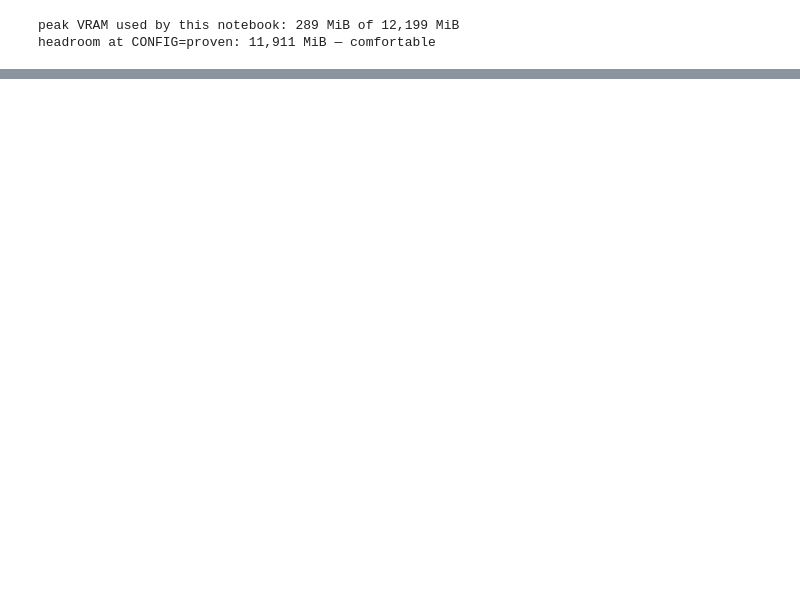
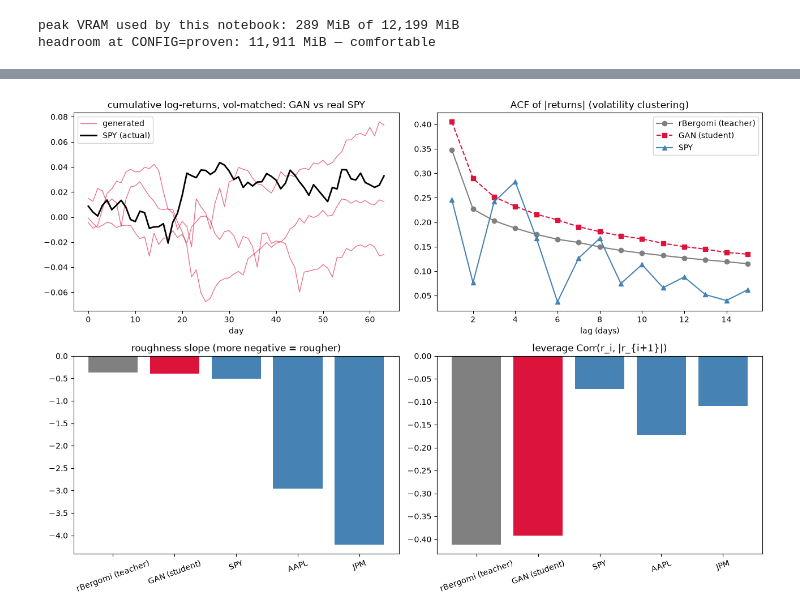
Before and after one commit to theo-novak/gpu-lab, a Jupyter notebook: train_wgan_notebook_executed.ipynb, the cells around one changed output, grey strips where cells are left out. Drawn from its saved outputs; the diff is of its cells as text; code cells hidden in the pictures; blank space fills up the shorter version.

```diff
--- a/train_wgan_notebook_executed.ipynb
+++ b/train_wgan_notebook_executed.ipynb
@@ -134,0 +165,18 @@ headroom at CONFIG=proven: 11,911 MiB — comfortable
+# %%
+# three-way comparison, IDENTICAL estimators on every panel
+gen_panel = tr.generate_paths(20_000, seed=99)
+rb_panel = data[:20_000]
+
+def row(name, panel):
+    m = wl.panel_metrics(panel)
+    return [name, m["kurtosis"], m["roughness_slope"], m["leverage"], m["acf1"], m["acf5"]]
+
+rows = [row("rBergomi (teacher)", rb_panel), row("GAN (student)", gen_panel)]
+rows += [row(sym, p) for sym, (_, p) in real_panels.items()]
+
+hdr = f"{'panel':<20}{'kurtosis':>9}{'roughness':>11}{'leverage':>10}{'ACF1':>8}{'ACF5':>8}"
+print(hdr); print("-" * len(hdr))
+for name, k, rgh, lev, a1, a5 in rows:
+    print(f"{name:<20}{k:>9.1f}{rgh:>+11.3f}{lev:>+10.3f}{a1:>8.3f}{a5:>8.3f}")
+print("\n(scale-free structure metrics; vol deliberately absent — it is a")
+print(" calibration parameter, and the GAN inherits its teacher's xi0 = 0.235)")
@@ -134,0 +194,42 @@ headroom at CONFIG=proven: 11,911 MiB — comfortable
+# %%
+import matplotlib.pyplot as plt
+
+fig, axes = plt.subplots(2, 2, figsize=(13, 9))
+
+# (0,0) the view Theo asked for: artificial price paths against a real stock
+ax = axes[0, 0]
+spy_d, _ = real_panels["SPY"]
+gen_big = tr.generate_paths(2_000, seed=4242)
+scale = spy_d["returns"].std() / gen_big.std()    # vol-match for a fair visual
+for i in range(3):
+    ax.plot((gen_big[i] * scale).cumsum(0).cpu(), color="crimson", alpha=0.6, lw=1,
+            label="generated" if i == 0 else None)
+ax.plot(spy_d["returns"][-64:].cumsum(0).cpu(), color="black", lw=2, label="SPY (actual)")
+ax.set_title("cumulative log-returns, vol-matched: GAN vs real SPY")
+ax.set_xlabel("day"); ax.legend()
+
+# (0,1) volatility clustering, three-way
+ax = axes[0, 1]
+lags = list(range(1, 16))
+ax.plot(lags, wl.acf_curve(rb_panel.abs()).cpu(), "o-", color="gray", label="rBergomi (teacher)")
+ax.plot(lags, wl.acf_curve(gen_panel.abs()).cpu(), "s--", color="crimson", label="GAN (student)")
+ax.plot(lags, wl.acf_curve(real_panels["SPY"][1].abs()).cpu(), "^-", color="steelblue", label="SPY")
+ax.set_title("ACF of |returns| (volatility clustering)")
+ax.set_xlabel("lag (days)"); ax.legend()
+
+# (1,0) + (1,1) roughness and leverage across all five panels
+names = [r[0] for r in rows]
+colors = ["gray", "crimson", "steelblue", "steelblue", "steelblue"]
+ax = axes[1, 0]
+ax.bar(names, [r[2] for r in rows], color=colors)
+ax.axhline(0, color="black", lw=0.5); ax.set_title("roughness slope (more negative = rougher)")
+ax.tick_params(axis="x", rotation=20)
+ax = axes[1, 1]
+ax.bar(names, [r[3] for r in rows], color=colors)
+ax.axhline(0, color="black", lw=0.5); ax.set_title("leverage Corr(r_i, |r_{i+1}|)")
+ax.tick_params(axis="x", rotation=20)
+
+fig.tight_layout()
+plt.show()
+# %% [output]
+[figure, added]
```
Also changed, not shown: parts of 10 cells of this notebook, 8 other files.
